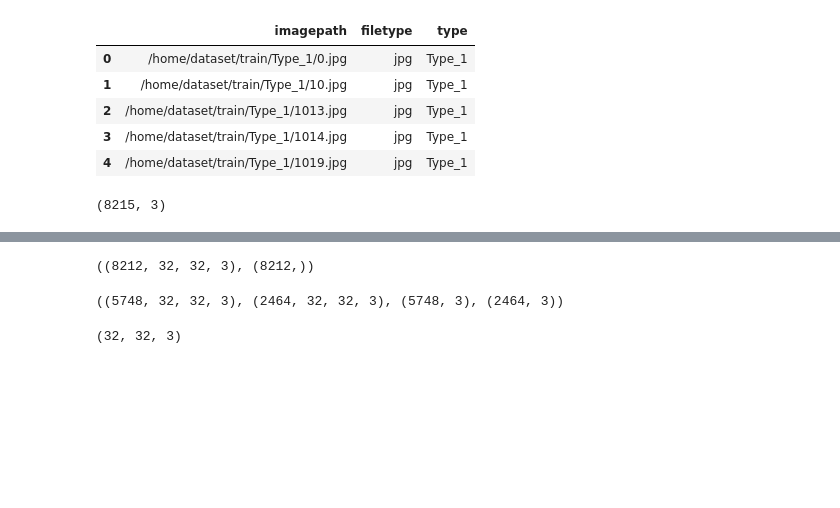
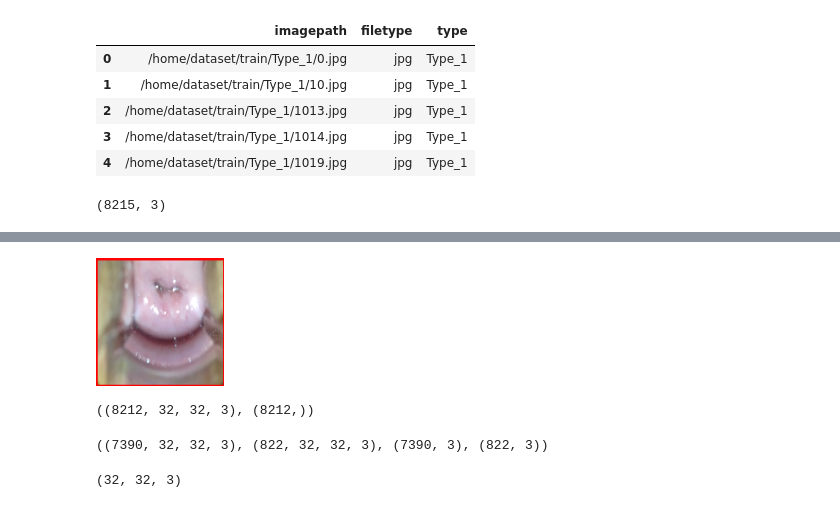
Before and after one commit to rorysroes/Kaggle_Cervical_Cancer_Screening, a Jupyter notebook: Rory/Dev-ipynb/resize_data/segmentation.ipynb, the cells around one changed output, grey strips where cells are left out. Drawn from its saved outputs; the diff is of its cells as text; code cells hidden in the pictures; blank space fills up the shorter version.

```diff
--- a/Rory/Dev-ipynb/resize_data/segmentation.ipynb
+++ b/Rory/Dev-ipynb/resize_data/segmentation.ipynb
@@ -325,3 +295,9 @@ show(test_data1[200])
+# %%
+data2 = np.load('ALL_TEST_SEG_128.npy')
+# %%
+show(data2[200])
+# %% [output]
+[figure, added]
 # %%
 le = LabelEncoder()
 train_target = le.fit_transform(train_1['type'].values)
@@ -349,14 +325,14 @@ epochs = 10
 data_augmentation = True
 # %%
 x_train, x_val_train, y_train, y_val_train =\
-train_test_split(train_X, train_Y, test_size = 0.3, random_state = 17)
+train_test_split(train_X, train_Y, test_size = 0.1, random_state = 17)
 
 y_train = keras.utils.to_categorical(y_train, num_classes)
 y_val_train = keras.utils.to_categorical(y_val_train, num_classes)
 
 x_train.shape,x_val_train.shape,y_train.shape, y_val_train.shape
 # %% [output]
-((5748, 32, 32, 3), (2464, 32, 32, 3), (5748, 3), (2464, 3))
+((7390, 32, 32, 3), (822, 32, 32, 3), (7390, 3), (822, 3))
 # %%
 x_train.shape[1:]
 # %% [output]
```
Also changed, not shown: parts of 34 cells of this notebook, 2 other files.
